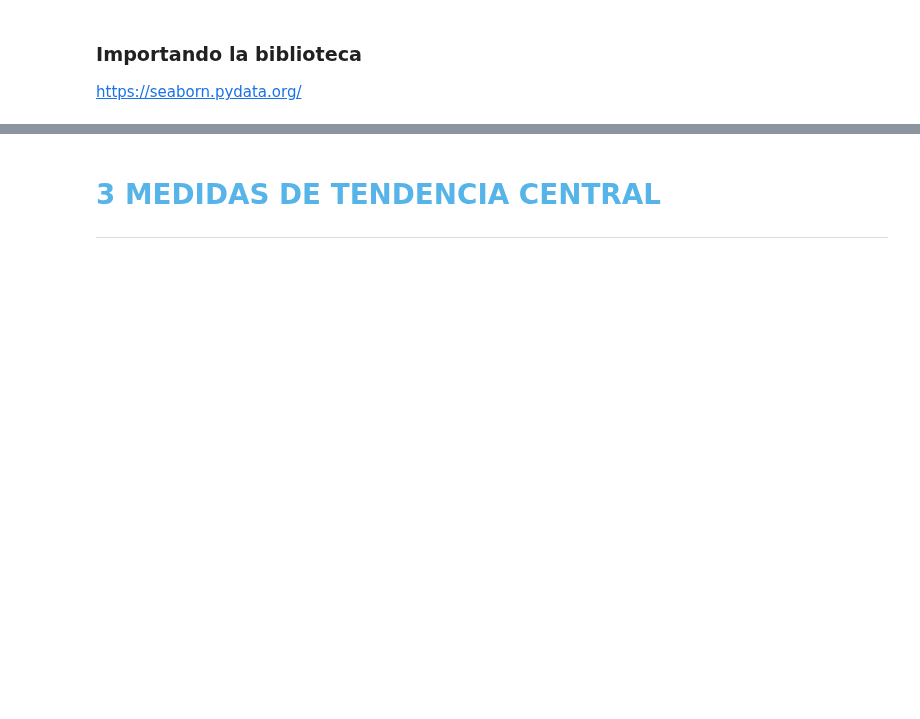
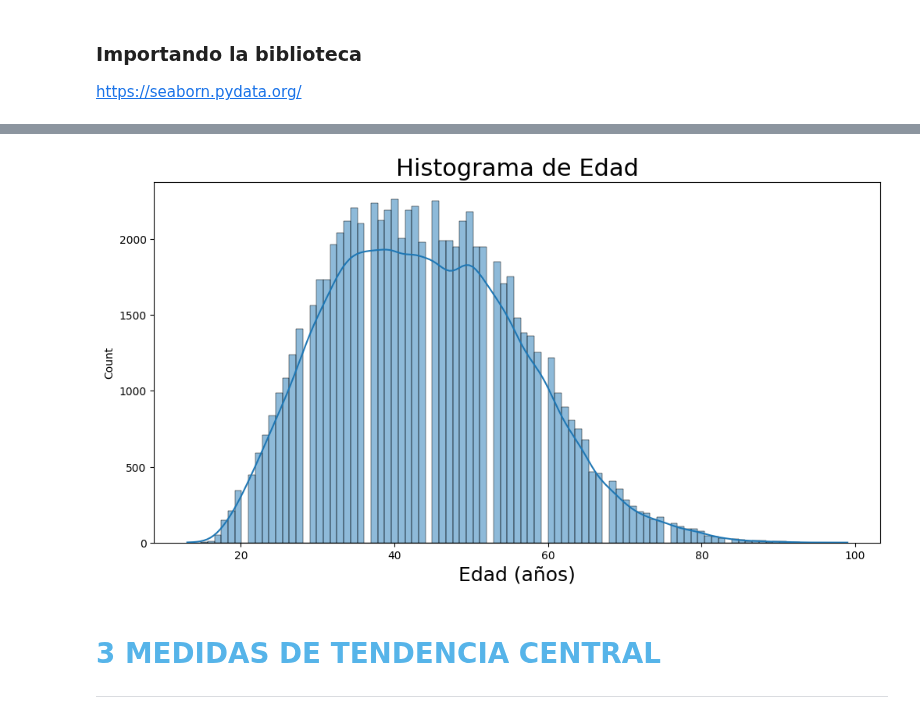
Before and after one commit to Nataliahfk/estadistica_python, a Jupyter notebook: curso_de_estadistica_con_python_1.ipynb, the cells around one changed output, grey strips where cells are left out. Cells and saved outputs as stored; diff of their text form; code cells hidden in the pictures; blank space fills up the shorter version.

```diff
--- a/curso_de_estadistica_con_python_1.ipynb
+++ b/curso_de_estadistica_con_python_1.ipynb
@@ -434,3 +572,12 @@ https://seaborn.pydata.org/
+# %%
+ax = sns.histplot(datos.Edad, kde = True) # histplot es histograma
+ax.figure.set_size_inches(12, 6)
+
+ax.set_title('Histograma de Edad', fontsize = 22)
+ax.set_xlabel('Edad (años)', fontsize = 18)
+plt.show()
+# %% [output]
+[figure, added]
 # %% [markdown]
 # <font color=#56B4E9>3 MEDIDAS DE TENDENCIA CENTRAL</font>
 ***
```
Also changed, not shown: parts of 16 cells of this notebook.
